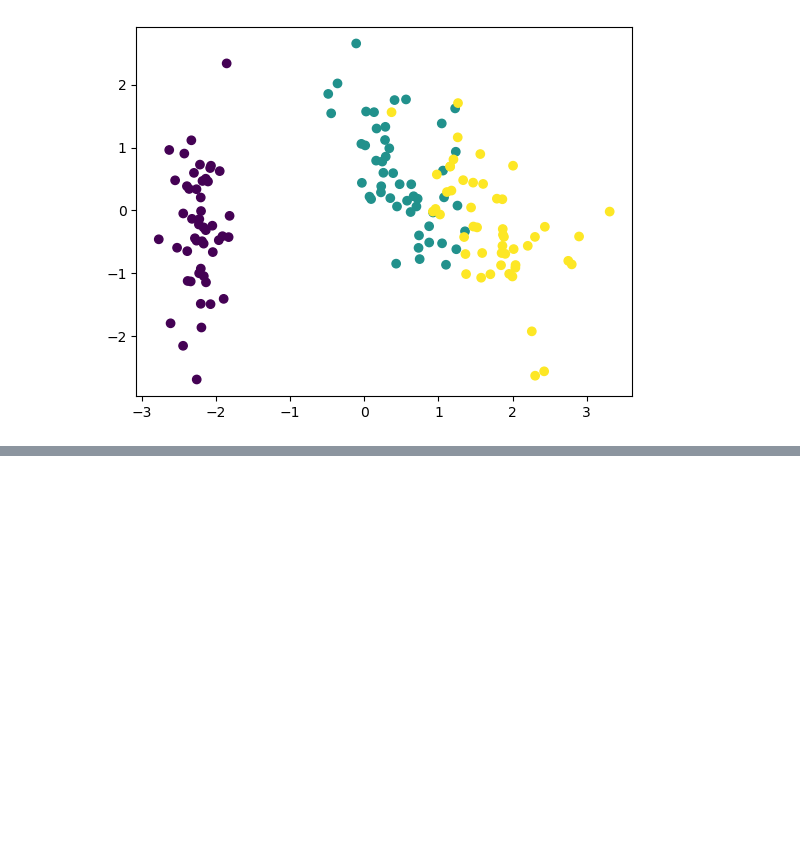
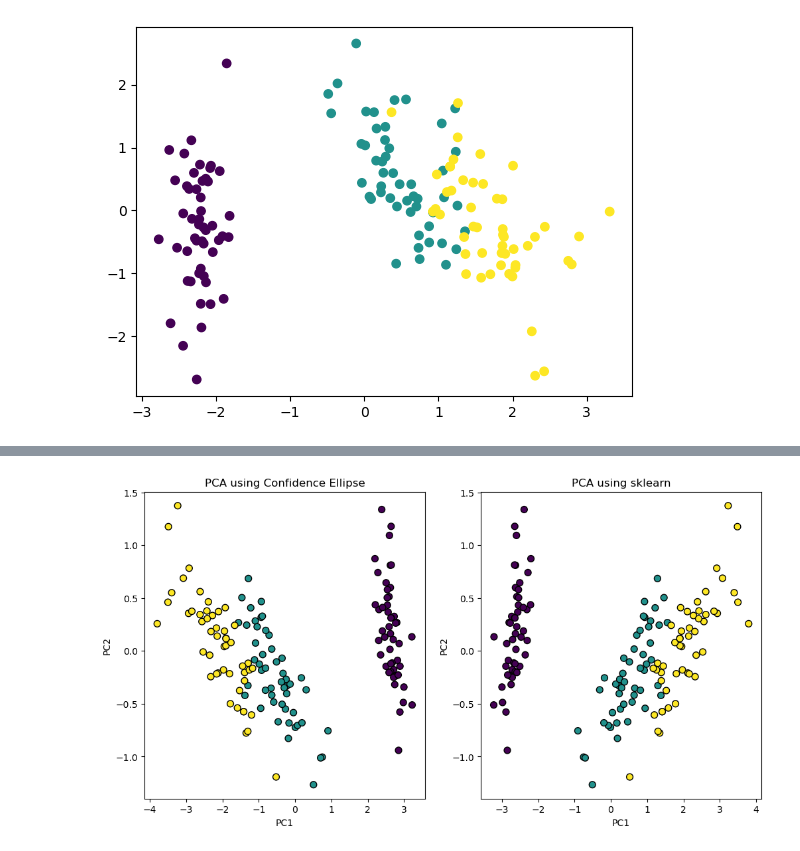
Before and after one commit to KalinaMarkova/Math-for-Developers-Course, a Jupyter notebook: 08. Exam Project/Draft.ipynb, the cells around one changed output, grey strips where cells are left out. Saved outputs shown, nothing was run; the diff lists cells and outputs as text; code cells hidden in the pictures; blank space fills up the shorter version.

```diff
--- a/08. Exam Project/Draft.ipynb
+++ b/08. Exam Project/Draft.ipynb
@@ -92,3 +183,71 @@ plt.scatter(x_std[:, 0], x_std[:, 1], c=y)
 # %% [output]
 <matplotlib.collections.PathCollection at 0x...>
 [figure]
+# %%
+import numpy as np
+import pandas as pd
+from sklearn.datasets import load_iris
+import matplotlib.pyplot as plt
+
+# Load the Iris dataset
+iris = load_iris()
+X = iris.data
+y = iris.target
+
+# Step 1: Center the data
+X_centered = X - np.mean(X, axis=0)
+
+# Step 2: Compute the covariance matrix
+cov_matrix = np.cov(X_centered, rowvar=False)
+
+# Step 3: Perform eigen decomposition
+eigenvalues, eigenvectors = np.linalg.eigh(cov_matrix)
+
+# Step 4: Sort eigenvalues and eigenvectors
+sorted_index = np.argsort(eigenvalues)[::-1]
+sorted_eigenvalues = eigenvalues[sorted_index]
+sorted_eigenvectors = eigenvectors[:, sorted_index]
+
+# Step 5: Transform the data
+PCs_ellipse = np.dot(X_centered, sorted_eigenvectors)
+
+# For comparison, let's perform PCA using sklearn
+from sklearn.decomposition import PCA
+
+# Initialize PCA and fit the data
+pca = PCA()
+PCs_sklearn = pca.fit_transform(X)
+
+# Compare the principal components
+print("Principal components from confidence ellipse (first 5 rows):")
+print(PCs_ellipse[:5])
+
+print("\nPrincipal components from sklearn PCA (first 5 rows):")
+print(PCs_sklearn[:5])
+
+# Compare explained variance
+explained_variance_ellipse = sorted_eigenvalues / sorted_eigenvalues.sum()
+
+print("\nExplained variance ratio from confidence ellipse:")
+print(explained_variance_ellipse)
+
+print("\nExplained variance ratio from sklearn PCA:")
+print(pca.explained_variance_ratio_)
+
+# Plot the results for visual comparison
+plt.figure(figsize=(12, 6))
+
+plt.subplot(1, 2, 1)
+plt.scatter(PCs_ellipse[:, 0], PCs_ellipse[:, 1], c=y, cmap='viridis', edgecolor='k', s=50)
+plt.title('PCA using Confidence Ellipse')
+plt.xlabel('PC1')
+plt.ylabel('PC2')
+
+plt.subplot(1, 2, 2)
+plt.scatter(PCs_sklearn[:, 0], PCs_sklearn[:, 1], c=y, cmap='viridis', edgecolor='k', s=50)
+plt.title('PCA using sklearn')
+plt.xlabel('PC1')
+plt.ylabel('PC2')
+
+plt.show()
+# %% [output]
@@ -94,0 +273 @@ plt.scatter(x_std[:, 0], x_std[:, 1], c=y)
+[figure, added]
```
Also changed, not shown: parts of 12 cells of this notebook.
